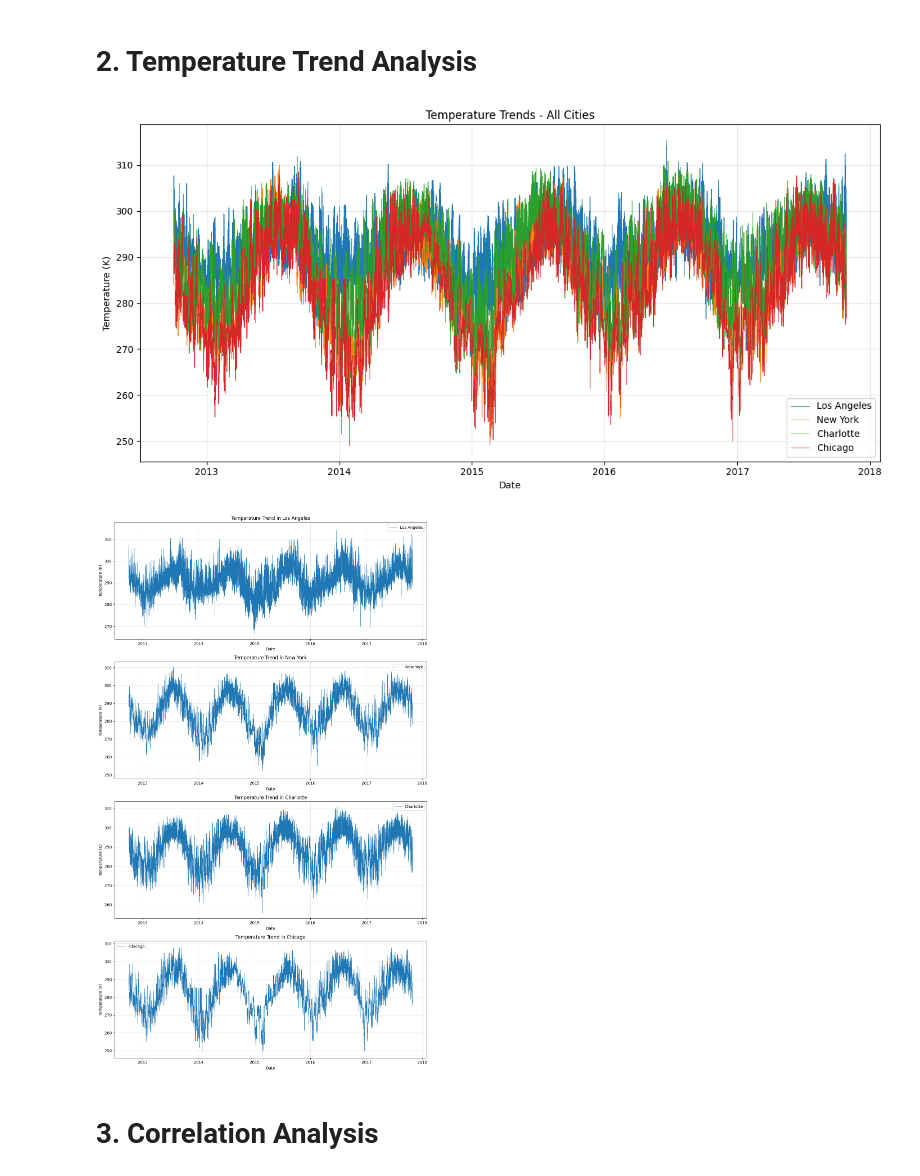
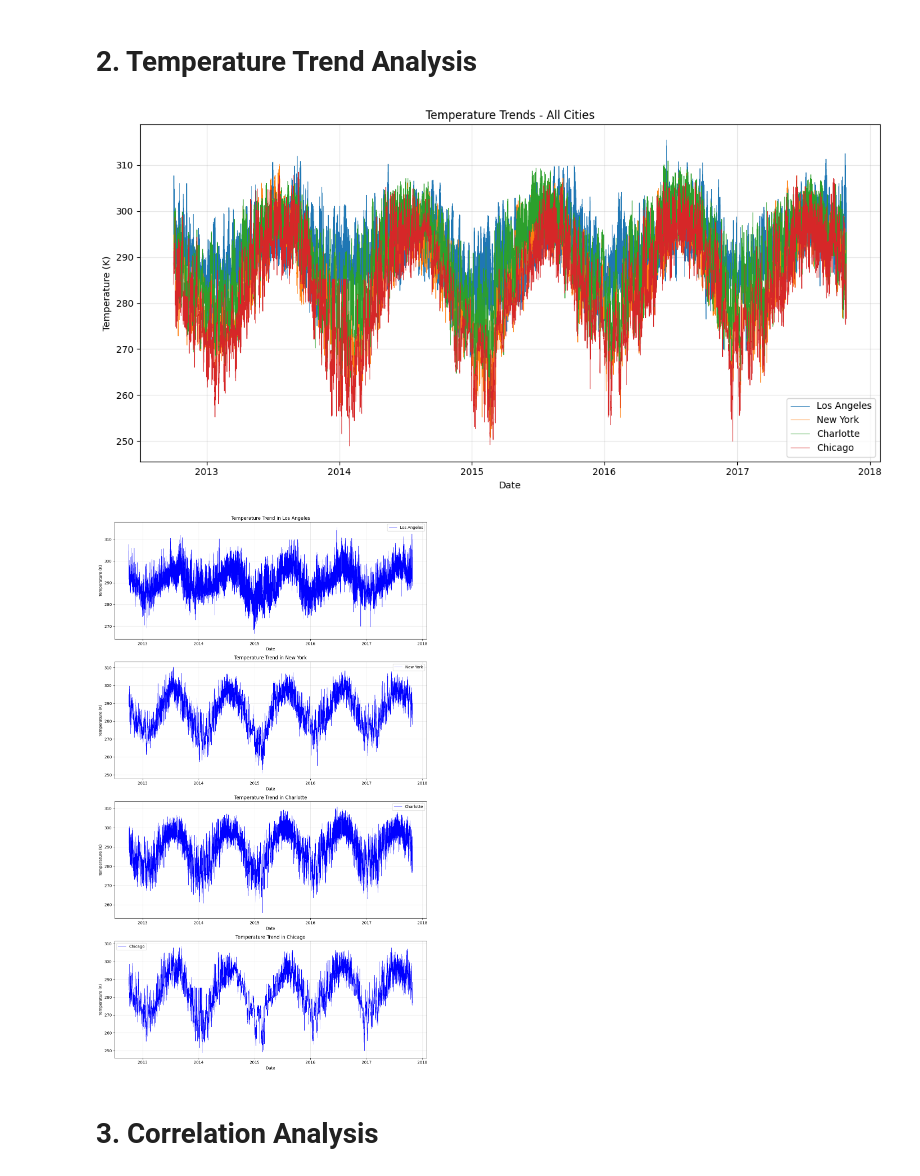
Before and after one commit to marceloamor/theory_application_of_da, a Jupyter notebook: assignment_1.ipynb, the cells around one changed output. Saved outputs shown, nothing was run; the diff lists cells and outputs as text; code cells hidden in the pictures.

```diff
--- a/assignment_1.ipynb
+++ b/assignment_1.ipynb
@@ -70,0 +14,11 @@ DatetimeIndex(['2012-10-01 12:00:00', '2013-03-11 07:00:00',
+# %%
+# set datetime as index
+df['datetime'] = pd.to_datetime(df['datetime'])
+# check no duplicated values are in our desired index
+duplicate_dates = df[df['datetime'].duplicated()]
+print(len(duplicate_dates))
+df.set_index('datetime', inplace=True)
+
+# only keep columns for Los Angeles, New York, Charlotte, and Chicago
+cities_subset = ['Los Angeles', 'New York', 'Charlotte', 'Chicago']
+df = df[cities_subset]
@@ -108,36 +137,36 @@ df.describe().round(2)
 # %%
 # Depict temperature trends over time for each city
 import matplotlib.pyplot as plt
 
-# First create a combined plot with all cities
+# First create a combined plot with all cities to compare
 plt.figure(figsize=(12, 6))
 for city in df.columns:
     plt.plot(df.index, df[city], label=city, linewidth=0.5)
 plt.title('Temperature Trends - All Cities', fontsize=12)
 plt.xlabel('Date', fontsize=10)
 plt.ylabel('Temperature (K)', fontsize=10)
 plt.grid(True, alpha=0.3)
 plt.legend(fontsize=10)
 plt.tight_layout()
 plt.show()
 
-# Then create individual subplots as before
+# Then create individual subplots to analyse individually
 fig, axes = plt.subplots(nrows=4, ncols=1, figsize=(12, 20))
 
 # Plot temperature trends for each city with thinner lines and grid
 for i, city in enumerate(df.columns):
-    axes[i].plot(df.index, df[city], label=city, linewidth=0.5)
+    axes[i].plot(df.index, df[city], label=city, linewidth=0.5, color="blue")
     axes[i].set_title(f'Temperature Trend in {city}', fontsize=12)
     axes[i].set_xlabel('Date', fontsize=10)
     axes[i].set_ylabel('Temperature (K)', fontsize=10)
     axes[i].grid(True, alpha=0.3)
     axes[i].legend(fontsize=10)
 
 plt.tight_layout()
 plt.show()
 # %% [output]
 [figure]
-[figure, old version]
+[figure, new version]
 # %% [markdown]
 # 3. Correlation Analysis
 # %%
```
Also changed, not shown: parts of 13 cells of this notebook, 7 other files.
